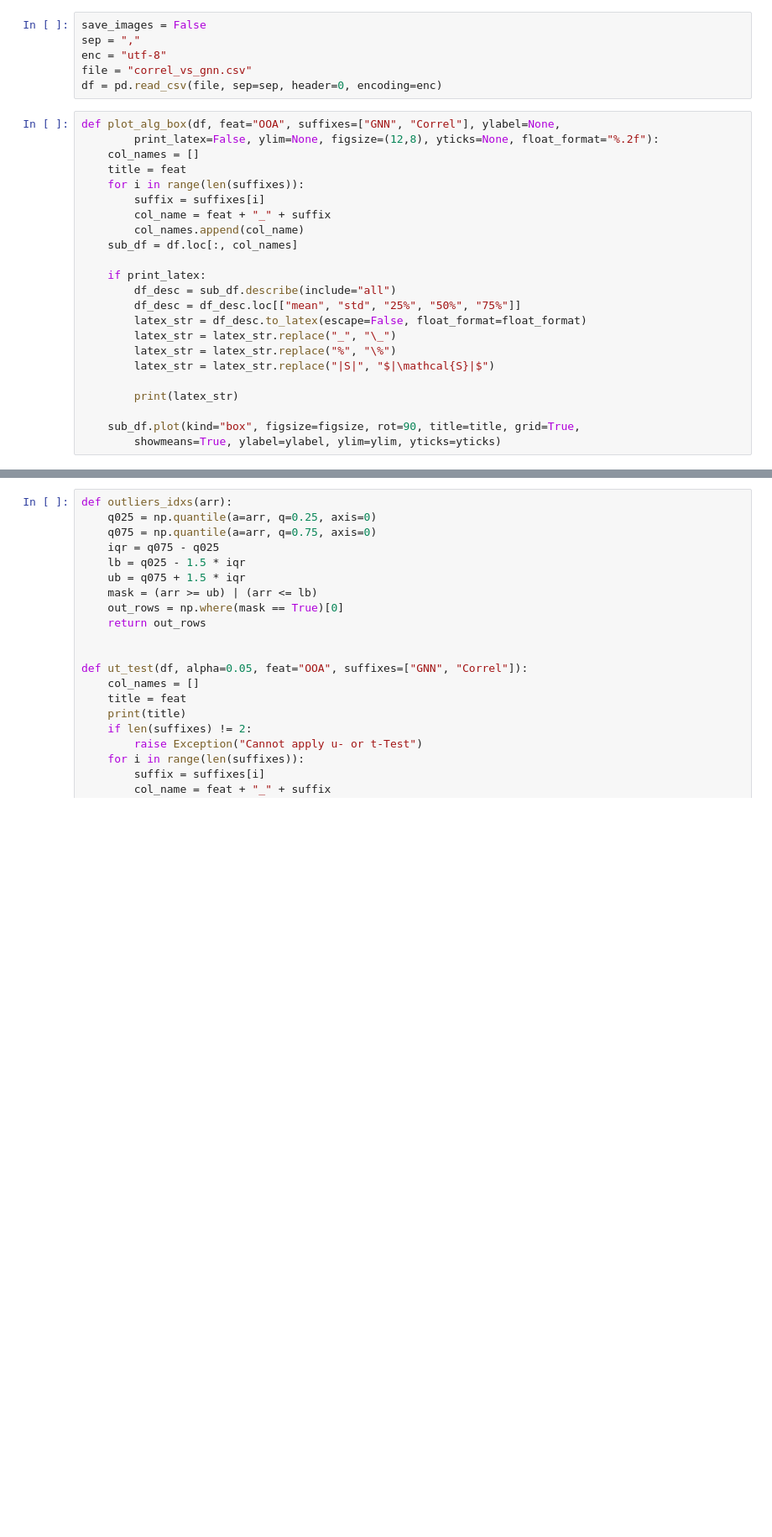
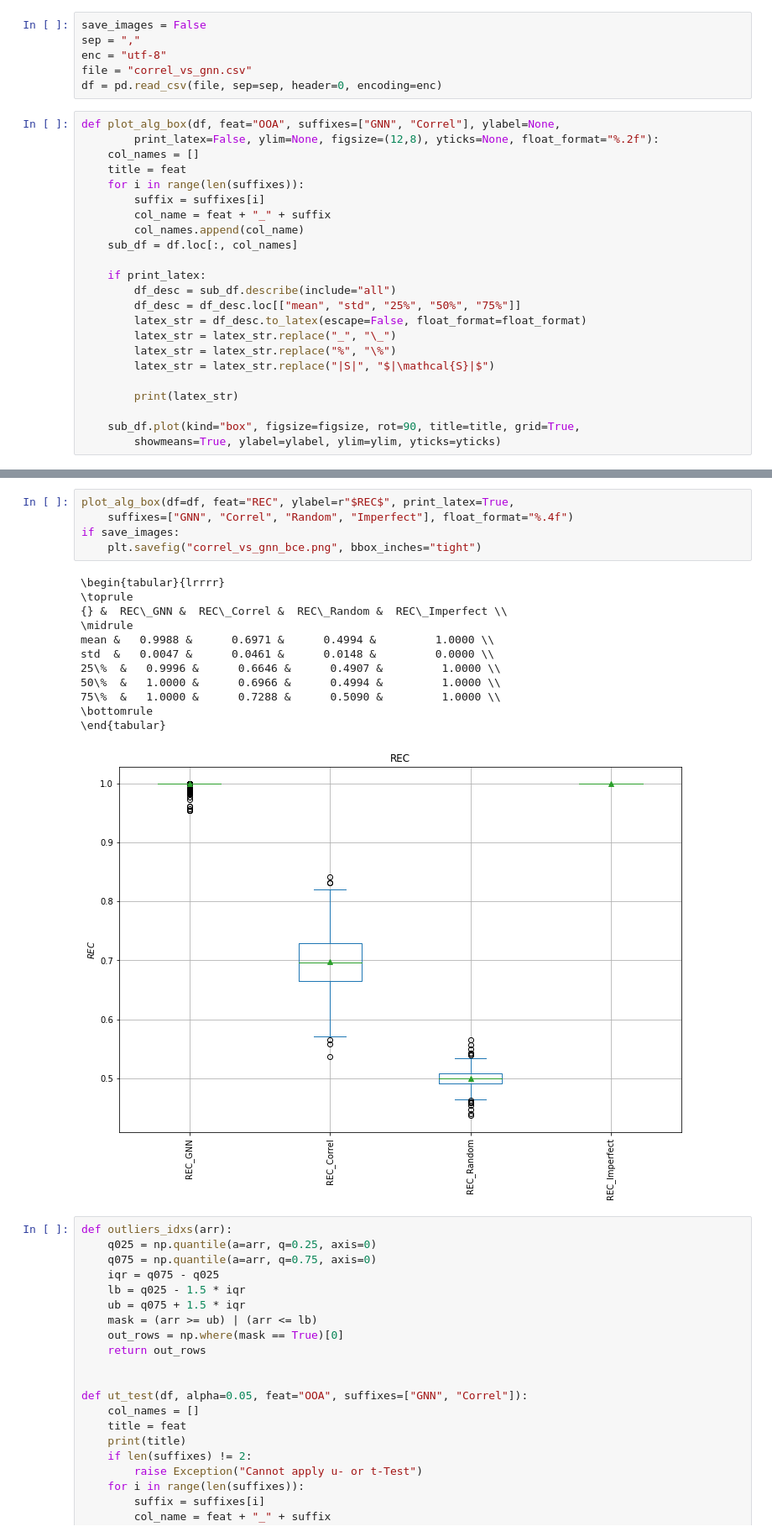
Before and after one commit to mati3230/ODA, a Jupyter notebook: correl_vs_gnn.ipynb, the cells around one changed output, grey strips where cells are left out. Shown: that part at 84% size. Cells and saved outputs as stored; diff of their text form; blank space fills up the shorter version.

```diff
--- a/correl_vs_gnn.ipynb
+++ b/correl_vs_gnn.ipynb
@@ -106,3 +160,21 @@ std  &  0.0896 &     0.0880 &     0.0116 &        9.0194 \\
+# %%
+plot_alg_box(df=df, feat="REC", ylabel=r"$REC$", print_latex=True,
+    suffixes=["GNN", "Correl", "Random", "Imperfect"], float_format="%.4f")
+if save_images:
+    plt.savefig("correl_vs_gnn_bce.png", bbox_inches="tight")
+# %% [output]
+\begin{tabular}{lrrrr}
+\toprule
+{} &  REC\_GNN &  REC\_Correl &  REC\_Random &  REC\_Imperfect \\
+\midrule
+mean &   0.9988 &      0.6971 &      0.4994 &         1.0000 \\
+std  &   0.0047 &      0.0461 &      0.0148 &         0.0000 \\
+25\%  &   0.9996 &      0.6646 &      0.4907 &         1.0000 \\
+50\%  &   1.0000 &      0.6966 &      0.4994 &         1.0000 \\
+75\%  &   1.0000 &      0.7288 &      0.5090 &         1.0000 \\
+\bottomrule
+\end{tabular}
+[figure, added]
 # %%
 def outliers_idxs(arr):
     q025 = np.quantile(a=arr, q=0.25, axis=0)
```
Also changed, not shown: parts of 10 cells of this notebook, 1 other file.
